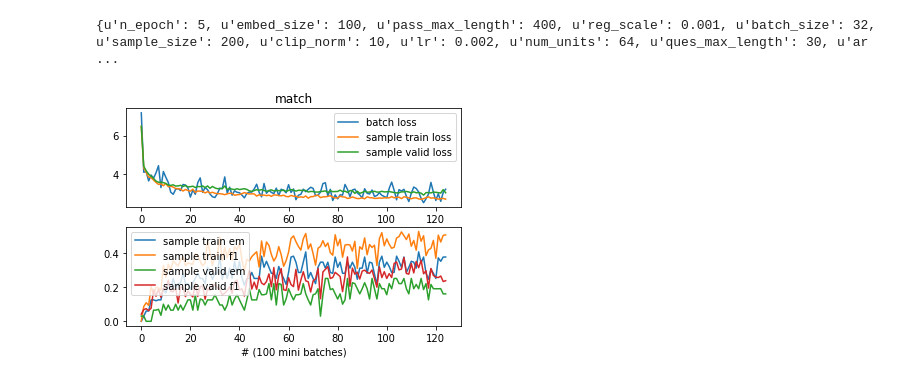
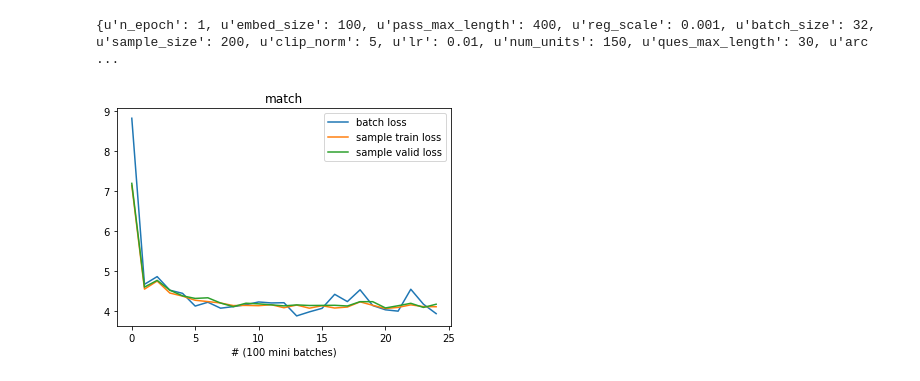
Before and after one commit to booooooooooooooo/297And8QuestionAnswer, a Jupyter notebook: implementation/dev/analysis.ipynb, the cells around one changed output. Cells and saved outputs as stored; diff of their text form; code cells hidden in the pictures.

```diff
--- a/implementation/dev/analysis.ipynb
+++ b/implementation/dev/analysis.ipynb
@@ -5,6 +27,6 @@ import numpy as np
 # %%
 
-def draw(stat1_file):
+def draw_loss(stat1_file):
 
     with open(stat1_file) as f:
         stat1 = json.load(f)
@@ -22,21 +44,42 @@ def draw(stat1_file):
     valid_em = [float (batch["valid_em"]) for batch in stat1["train_stat"]]
     valid_f1 = [float (batch["valid_f1"]) for batch in stat1["train_stat"]]
 
-    plt.subplot(211)
+#     plt.subplot(211)
     plt.plot(batch_loss, label='batch loss')
     plt.plot(train_loss, label = "sample train loss")
     plt.plot(valid_loss, label = "sample valid loss")
-#     plt.xlabel('# (100 mini batches)')
+    plt.xlabel('# (100 mini batches)')
     plt.title(stat1["config"]["arch"])
     plt.legend()
 
-    plt.subplot(212)
+
+
+
+
+
+def draw_score(stat1_file):
+
+    with open(stat1_file) as f:
+        stat1 = json.load(f)
+
+#     print stat1.keys()
+    print stat1["config"]
+#     print stat1["train_stat"][0].keys()
+
+    batch_loss = [float (batch["batch_loss"]) for batch in stat1["train_stat"]]
+
+    train_loss = [float (batch["train_loss"]) for batch in stat1["train_stat"]]
+    train_em = [float (batch["train_em"]) for batch in stat1["train_stat"]]
+    train_f1 = [float (batch["train_f1"]) for batch in stat1["train_stat"]]
+    valid_loss = [float (batch["valid_loss"]) for batch in stat1["train_stat"]]
+    valid_em = [float (batch["valid_em"]) for batch in stat1["train_stat"]]
+    valid_f1 = [float (batch["valid_f1"]) for batch in stat1["train_stat"]]
+
+#     plt.subplot(212)
     plt.plot(train_em, label = "sample train em")
     plt.plot(train_f1, label = "sample train f1")
     plt.plot(valid_em, label = "sample valid em")
     plt.plot(valid_f1, label = "sample valid f1")
     plt.xlabel('# (100 mini batches)')
-#     plt.title(stat1["config"]["arch"])
+    plt.title(stat1["config"]["arch"])
     plt.legend()
-
-#     plt.show()
@@ -43,5 +117,5 @@ def draw(stat1_file):
 # %%
-draw("./output/Stat-March-09-2018-02-06-22")
+draw_loss("./output/job62/Stat-March-13-2018-02-08-31")
 # %% [output]
-{u'n_epoch': 5, u'embed_size': 100, u'pass_max_length': 400, u'reg_scale': 0.001, u'batch_size': 32, u'sample_size': 200, u'clip_norm': 10, u'lr': 0.002, u'num_units': 64, u'ques_max_length': 30, u'ar ...
+{u'n_epoch': 1, u'embed_size': 100, u'pass_max_length': 400, u'reg_scale': 0.001, u'batch_size': 32, u'sample_size': 200, u'clip_norm': 5, u'lr': 0.01, u'num_units': 150, u'ques_max_length': 30, u'arc ...
-[figure, old version]
+[figure, new version]
```
Also changed, not shown: parts of 19 cells of this notebook, 5 other files.
